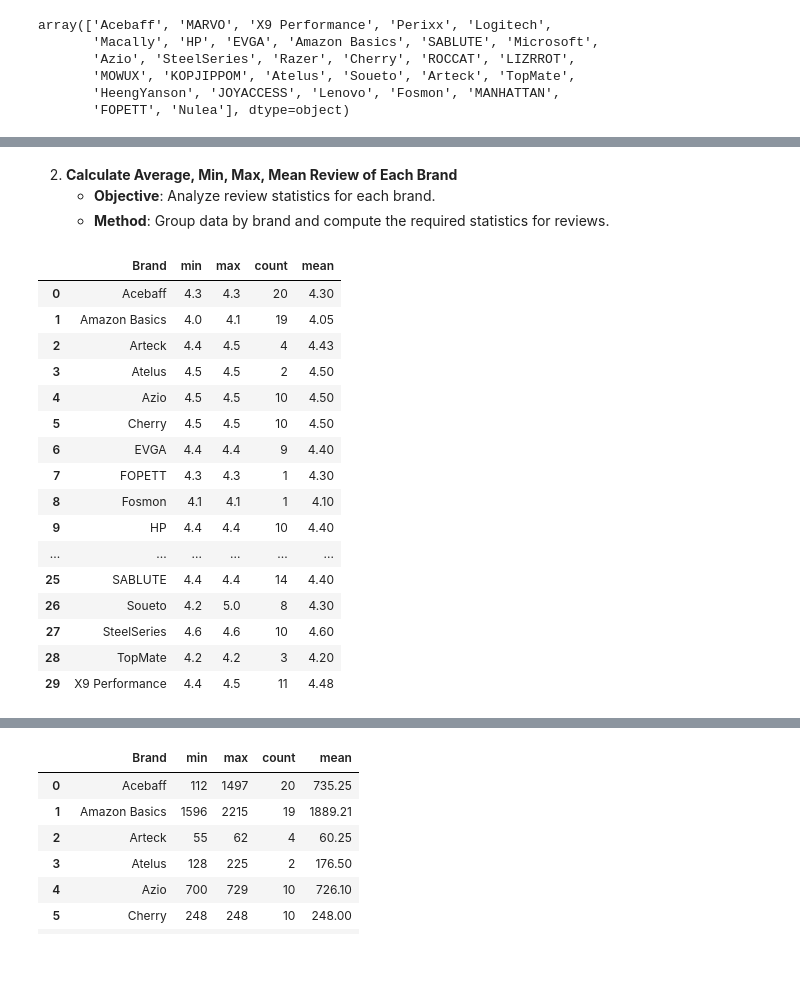
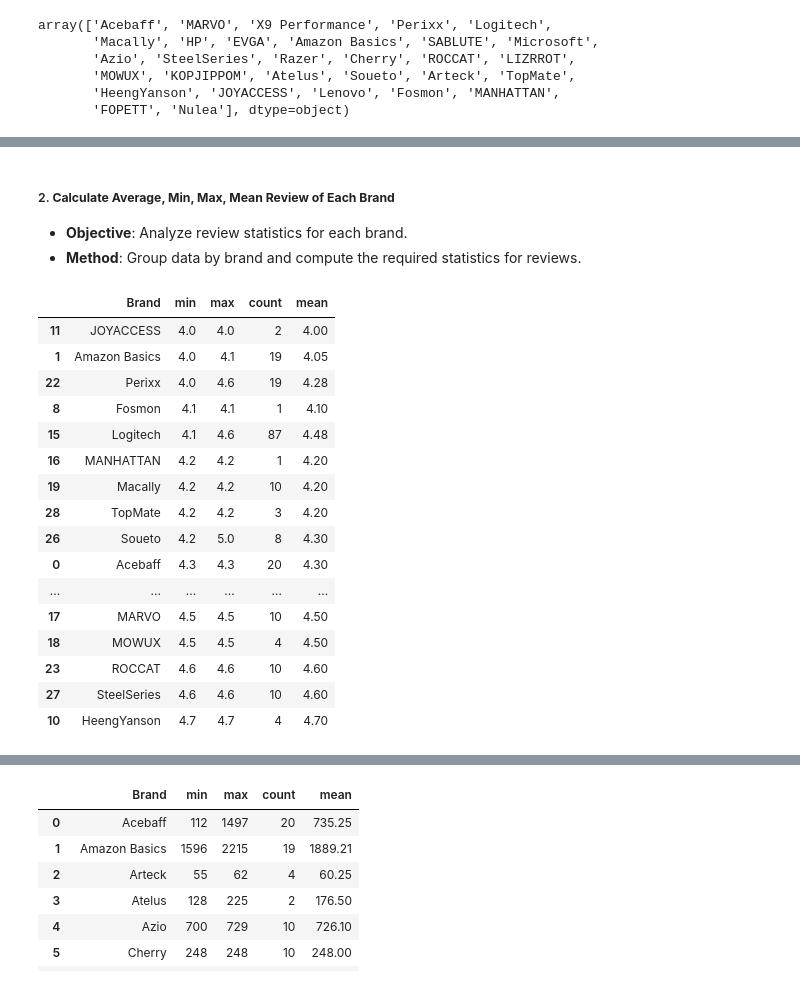
Before and after one commit to motconkien/Data-Projetcs, a Jupyter notebook: Amazon Project/Analyst/main.ipynb, the cells around one changed output, grey strips where cells are left out. Saved outputs shown, nothing was run; the diff lists cells and outputs as text; code cells hidden in the pictures; blank space fills up the shorter version.

```diff
--- a/Amazon Project/Analyst/main.ipynb
+++ b/Amazon Project/Analyst/main.ipynb
@@ -106,2 +102,2 @@ np.float64(49.04496031746031)
 # %%
-data["Price"] = data["Price"].replace(np.nan,mean_val)
+data["Price"] = data["Price"].replace(np.nan,data["Price"].mean())
@@ -117,2 +104,2 @@ np.float64(96.37894736842105)
 # %%
-data["Number of Keys"] = data["Number of Keys"].replace(np.nan,mean_val_keys).astype(int)
+data["Number of Keys"] = data["Number of Keys"].replace(np.nan,data["Number of Keys"].mean()).astype(int)
@@ -122,0 +106,2 @@ np.int64(0)
+# %%
+data.fillna({"Color":data["Color"].mode()[0]},inplace=True)
@@ -236,26 +215,26 @@ brand_data
 # %% [markdown]
-2. **Calculate Average, Min, Max, Mean Review of Each Brand**
+##### 2. **Calculate Average, Min, Max, Mean Review of Each Brand**
    - **Objective**: Analyze review statistics for each brand.
    - **Method**: Group data by brand and compute the required statistics for reviews.
 # %%
 review_data = data.groupby("Brand")["Review"].agg(["min","max","count","mean"]).reset_index()
 review_data["mean"] = review_data["mean"].round(2)
-review_data
+review_data.sort_values(by=["min","max"],ascending=(True,True))
 # %% [output]
 |  | Brand | min | max | count | mean |
+| 11 | JOYACCESS | 4.0 | 4.0 | 2 | 4.00 |
+| 1 | Amazon Basics | 4.0 | 4.1 | 19 | 4.05 |
+| 22 | Perixx | 4.0 | 4.6 | 19 | 4.28 |
+| 8 | Fosmon | 4.1 | 4.1 | 1 | 4.10 |
+| 15 | Logitech | 4.1 | 4.6 | 87 | 4.48 |
+| 16 | MANHATTAN | 4.2 | 4.2 | 1 | 4.20 |
+| 19 | Macally | 4.2 | 4.2 | 10 | 4.20 |
+| 28 | TopMate | 4.2 | 4.2 | 3 | 4.20 |
+| 26 | Soueto | 4.2 | 5.0 | 8 | 4.30 |
 | 0 | Acebaff | 4.3 | 4.3 | 20 | 4.30 |
-| 1 | Amazon Basics | 4.0 | 4.1 | 19 | 4.05 |
-| 2 | Arteck | 4.4 | 4.5 | 4 | 4.43 |
-| 3 | Atelus | 4.5 | 4.5 | 2 | 4.50 |
-| 4 | Azio | 4.5 | 4.5 | 10 | 4.50 |
-| 5 | Cherry | 4.5 | 4.5 | 10 | 4.50 |
-| 6 | EVGA | 4.4 | 4.4 | 9 | 4.40 |
-| 7 | FOPETT | 4.3 | 4.3 | 1 | 4.30 |
-| 8 | Fosmon | 4.1 | 4.1 | 1 | 4.10 |
-| 9 | HP | 4.4 | 4.4 | 10 | 4.40 |
 | ... | ... | ... | ... | ... | ... |
-| 25 | SABLUTE | 4.4 | 4.4 | 14 | 4.40 |
-| 26 | Soueto | 4.2 | 5.0 | 8 | 4.30 |
+| 17 | MARVO | 4.5 | 4.5 | 10 | 4.50 |
+| 18 | MOWUX | 4.5 | 4.5 | 4 | 4.50 |
+| 23 | ROCCAT | 4.6 | 4.6 | 10 | 4.60 |
 | 27 | SteelSeries | 4.6 | 4.6 | 10 | 4.60 |
-| 28 | TopMate | 4.2 | 4.2 | 3 | 4.20 |
-| 29 | X9 Performance | 4.4 | 4.5 | 11 | 4.48 |
+| 10 | HeengYanson | 4.7 | 4.7 | 4 | 4.70 |
```
Also changed, not shown: parts of 25 cells of this notebook.
